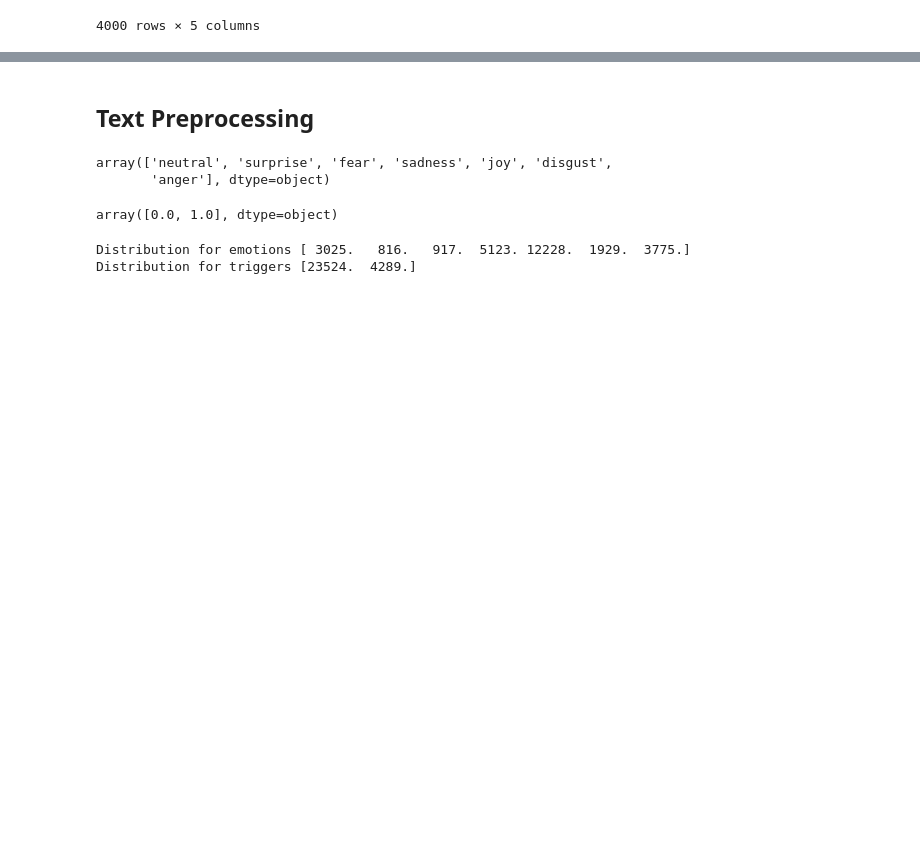
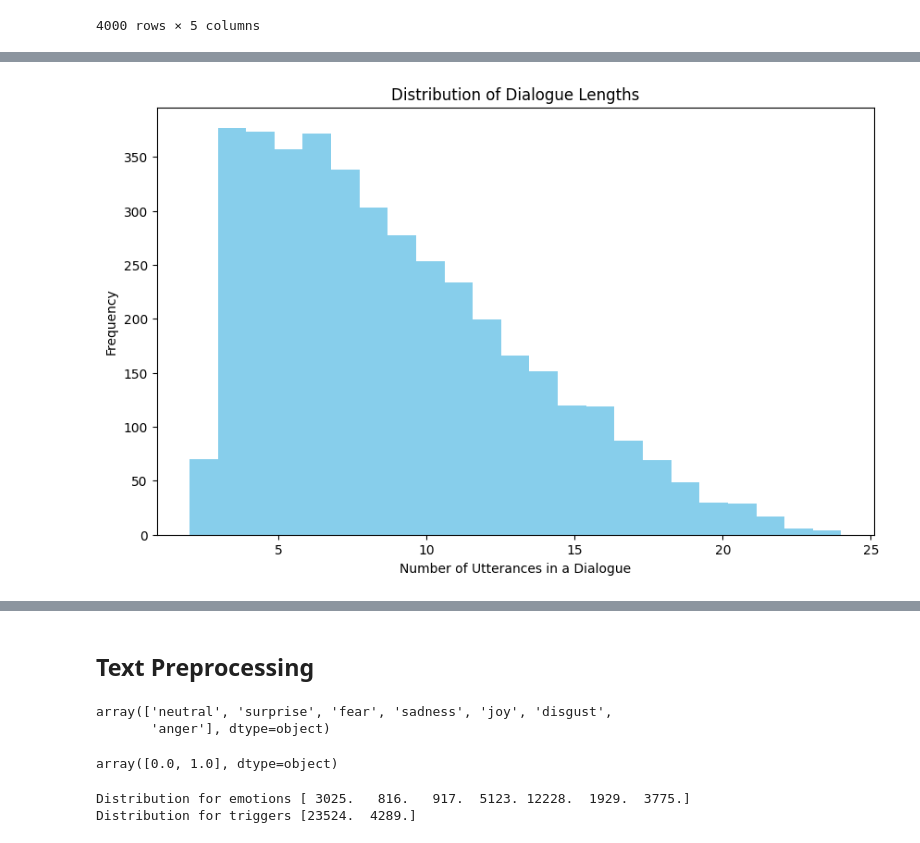
Before and after one commit to Fenriro37/ProjectNLP, a Jupyter notebook: Project_NLP.ipynb, the cells around one changed output, grey strips where cells are left out. Cells and saved outputs as stored; diff of their text form; code cells hidden in the pictures; blank space fills up the shorter version.

```diff
--- a/Project_NLP.ipynb
+++ b/Project_NLP.ipynb
@@ -92,0 +104,13 @@ df
+# %%
+dialogue_lengths = [len(dialogue) for dialogue in df['utterances']]
+dialogues_lengths_sorted = sorted(dialogue_lengths, reverse=True)
+bins = np.unique(dialogues_lengths_sorted).shape[0]
+
+plt.figure(figsize=(10, 6))
+plt.hist(dialogues_lengths_sorted, bins=bins, color='skyblue')
+plt.title('Distribution of Dialogue Lengths')
+plt.xlabel('Number of Utterances in a Dialogue')
+plt.ylabel('Frequency')
+plt.show()
+# %% [output]
+[figure, added]
```
Also changed, not shown: parts of 39 cells of this notebook.
